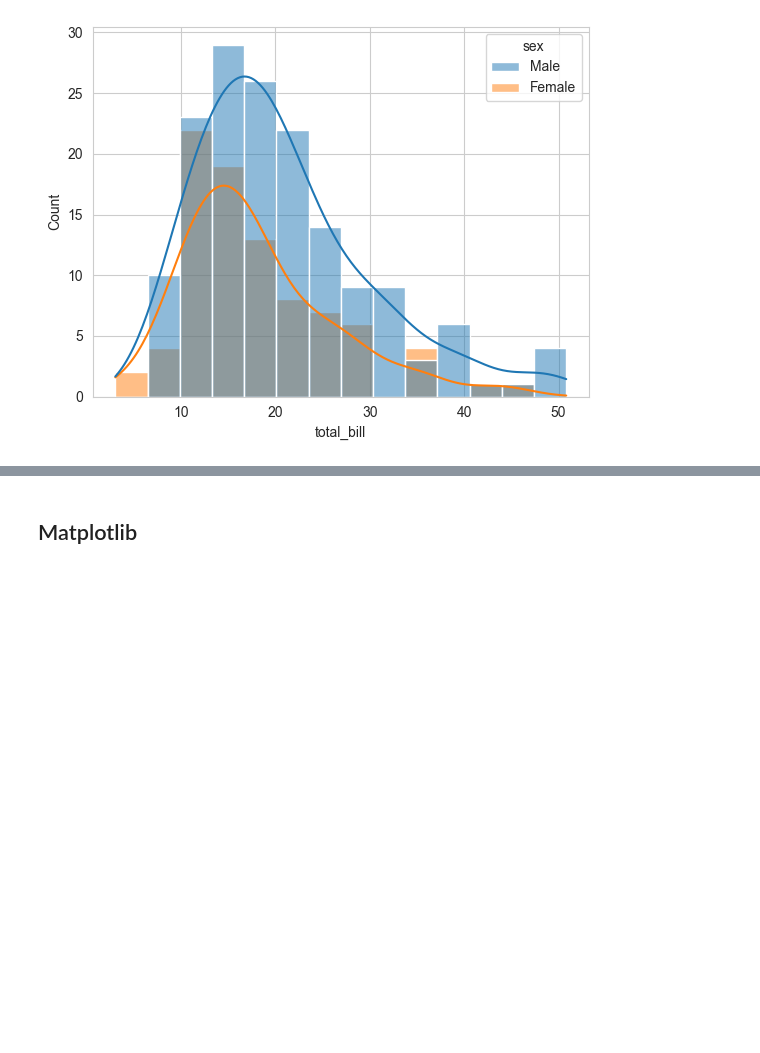
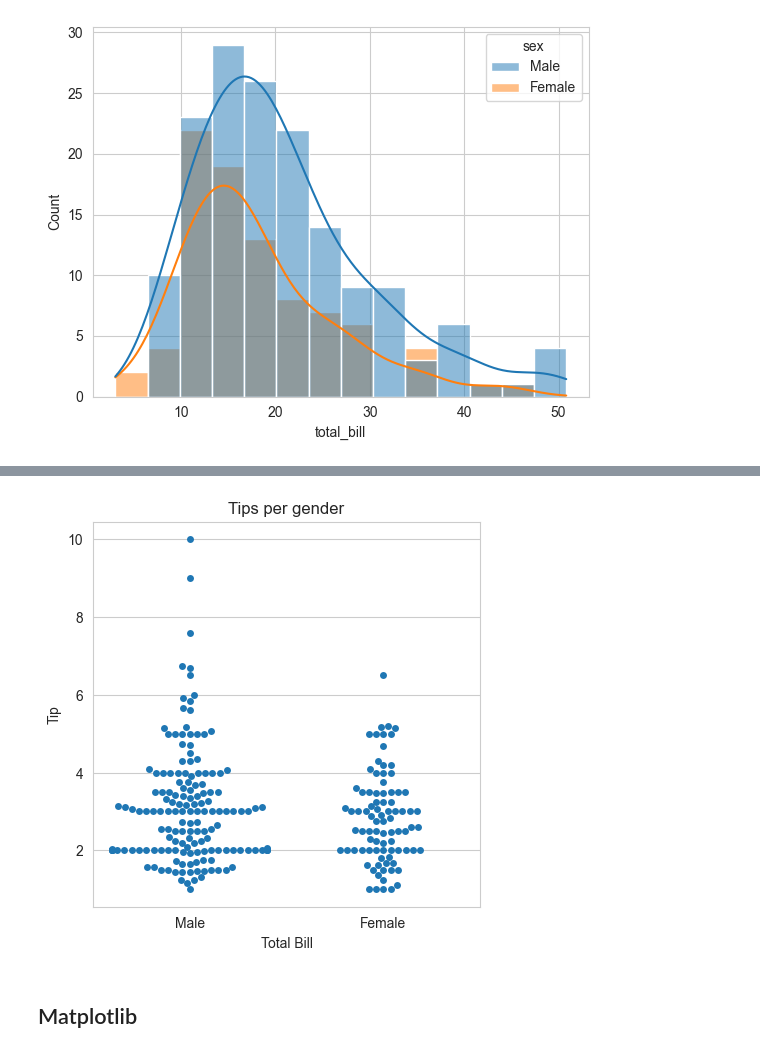
Before and after one commit to glancione/data-science, a Jupyter notebook: data-visualization/data-visualization-basics/data-visualization-basics.ipynb, the cells around one changed output, grey strips where cells are left out. Saved outputs shown, nothing was run; the diff lists cells and outputs as text; code cells hidden in the pictures; blank space fills up the shorter version.

```diff
--- a/data-visualization/data-visualization-basics/data-visualization-basics.ipynb
+++ b/data-visualization/data-visualization-basics/data-visualization-basics.ipynb
@@ -58,3 +92,14 @@ plt.show()
+# %%
+plt.figure(figsize=(5,5))
+sns.swarmplot(x="sex",y="tip",data=tips_df)
+
+plt.xlabel("Total Bill")
+plt.ylabel("Tip")
+
+plt.title("Tips per gender")
+plt.show()
+# %% [output]
+[figure, added]
 # %% [markdown]
 ## Matplotlib
 # %%
```
Also changed, not shown: parts of 7 cells of this notebook.
